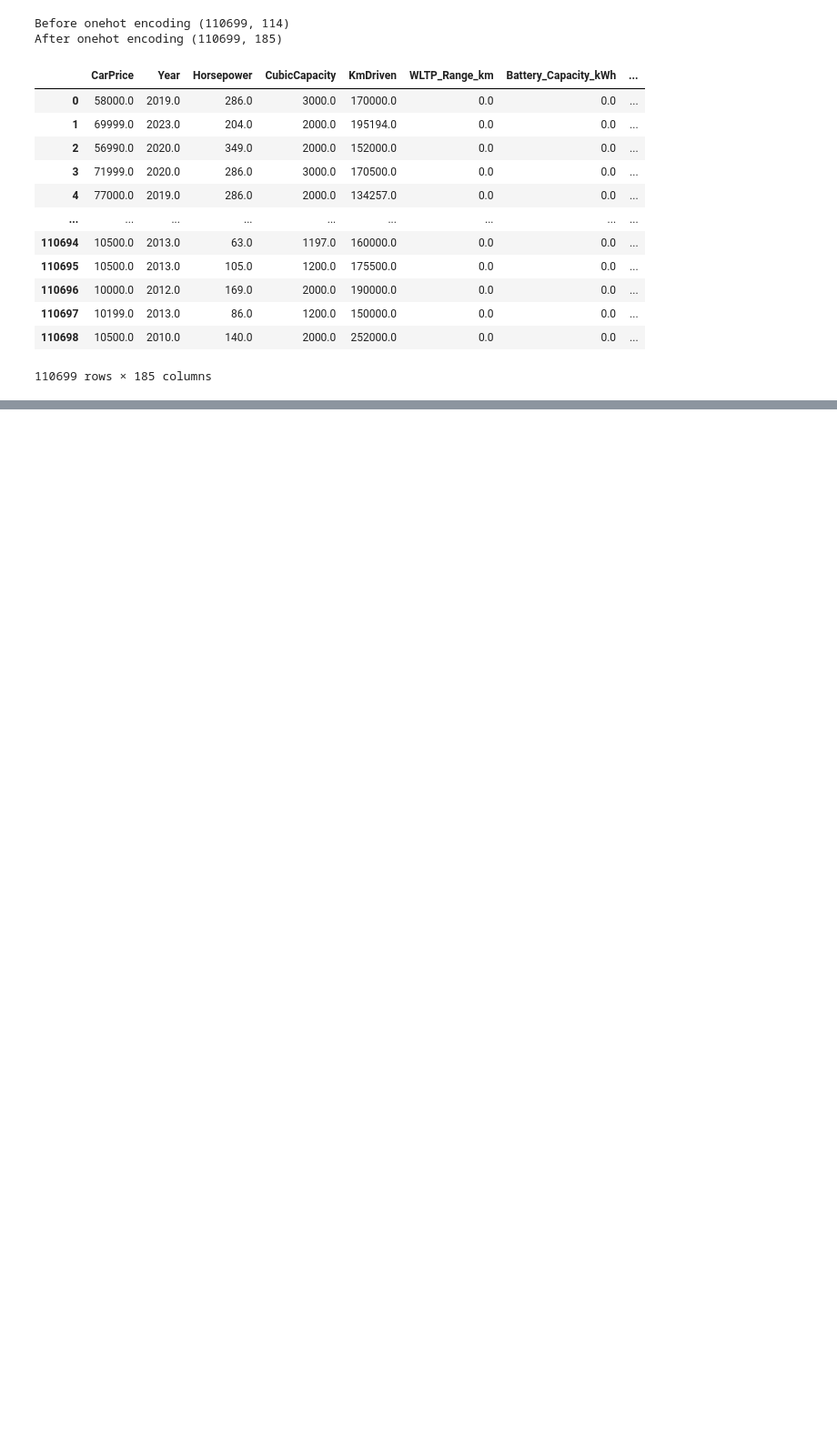
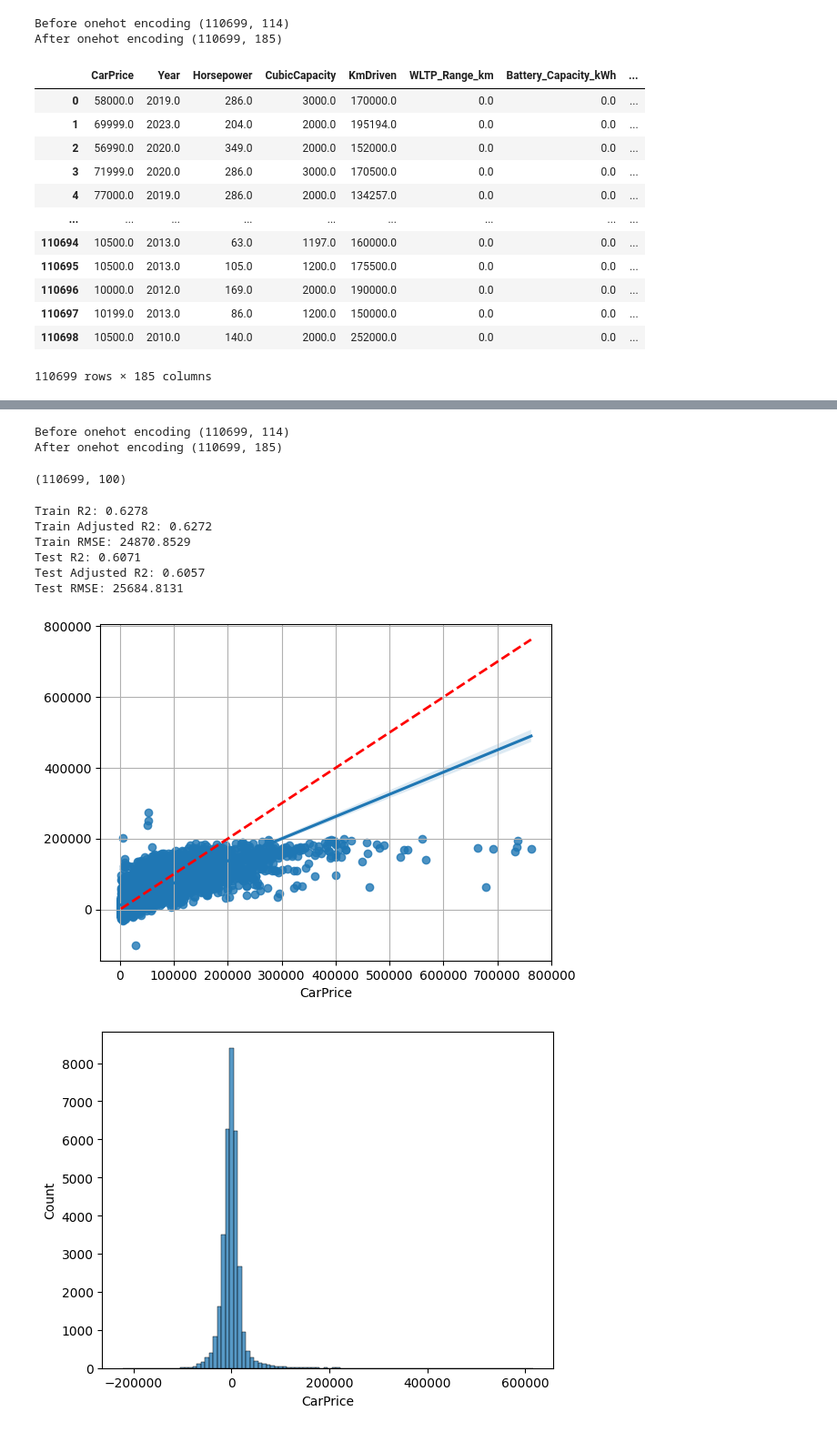
Before and after one commit to SashoVas/CarPricePrediction, a Jupyter notebook: linear_models.ipynb, the cells around one changed output, grey strips where cells are left out. Shown at 91% size. Saved outputs shown, nothing was run; the diff lists cells and outputs as text; code cells hidden in the pictures; blank space fills up the shorter version.

Commit message:
Showing visualizations

```diff
--- a/linear_models.ipynb
+++ b/linear_models.ipynb
@@ -177,6 +199,8 @@ else:
 # %%
 # PCA on Categorical features
 df = read_data('processed_data/preprocessed_car_data.csv')
+generate_polynomial_features(df)
+
 baseline_model = Pipeline([
     ('scaler', StandardScaler()),
     ('regressor', ElasticNet())
@@ -189,33 +213,45 @@ pca = PCA(n_components=num_pca_columns)
 result = pca.fit_transform(df[categorical_cols])
 display(result.shape)
 pca_df = df[non_categorical_cols]
 pca_df = np.concatenate([pca_df, result], axis=1)
 pca_df = pd.DataFrame(pca_df,columns=non_categorical_cols + [f'PCA_{i+1}' for i in range(num_pca_columns)])
 X_train, X_test, y_train, y_test = get_split_data(pca_df, 'CarPrice')
 if TRAIN_MODELS:
 
     params = {'regressor__alpha':[ 1, 5,10,20,50,100],
         'regressor__l1_ratio':[0.3,0.5,0.6,0.7,0.8,1]}
     grid_search_with_polynomial_and_pca = GridSearchCV(baseline_model, params, cv=3)
     grid_search_with_polynomial_and_pca.fit(X_train,y_train)
     print("best params:",grid_search_with_polynomial_and_pca.best_params_)
     print("best score:",grid_search_with_polynomial_and_pca.best_score_)
     with open('linear_models/polynomial_regression_with_pca.pkl', 'wb') as fid:
         pickle.dump(grid_search_with_polynomial_and_pca, fid)
 else:
     grid_search_with_polynomial_and_pca = GridSearchCV(baseline_model, params, cv=3)
     with open('linear_models/polynomial_regression_with_pca.pkl', 'rb') as fid:
         grid_search_with_polynomial_and_pca = pickle.load(fid)
         train_r2,train_score_adj_r2,train_rmse,test_r2,test_score_adj_r2,test_rmse = train_and_evaluate_model(grid_search_with_polynomial_and_pca,X_train, y_train, X_test, y_test,train_model=False)
     results.append({
         'Model':'Polynomial Regression with PCA',
         'Train R2':train_r2,
         'Train Adjusted R2':train_score_adj_r2,
         'Train RMSE':train_rmse,
         'Test R2':test_r2,
         'Test Adjusted R2':test_score_adj_r2,
         'Test RMSE':test_rmse
     })
+# %% [output]
+Before onehot encoding (110699, 114)
+After onehot encoding (110699, 185)
+(110699, 100)
+Train R2: 0.6278
+Train Adjusted R2: 0.6272
+Train RMSE: 24870.8529
+Test R2: 0.6071
+Test Adjusted R2: 0.6057
+Test RMSE: 25684.8131
+[figure, added]
+[figure, added]
 # %%
 # Spline Regression
 from sklearn.preprocessing import SplineTransformer
```
Also changed, not shown: parts of 7 cells of this notebook.
